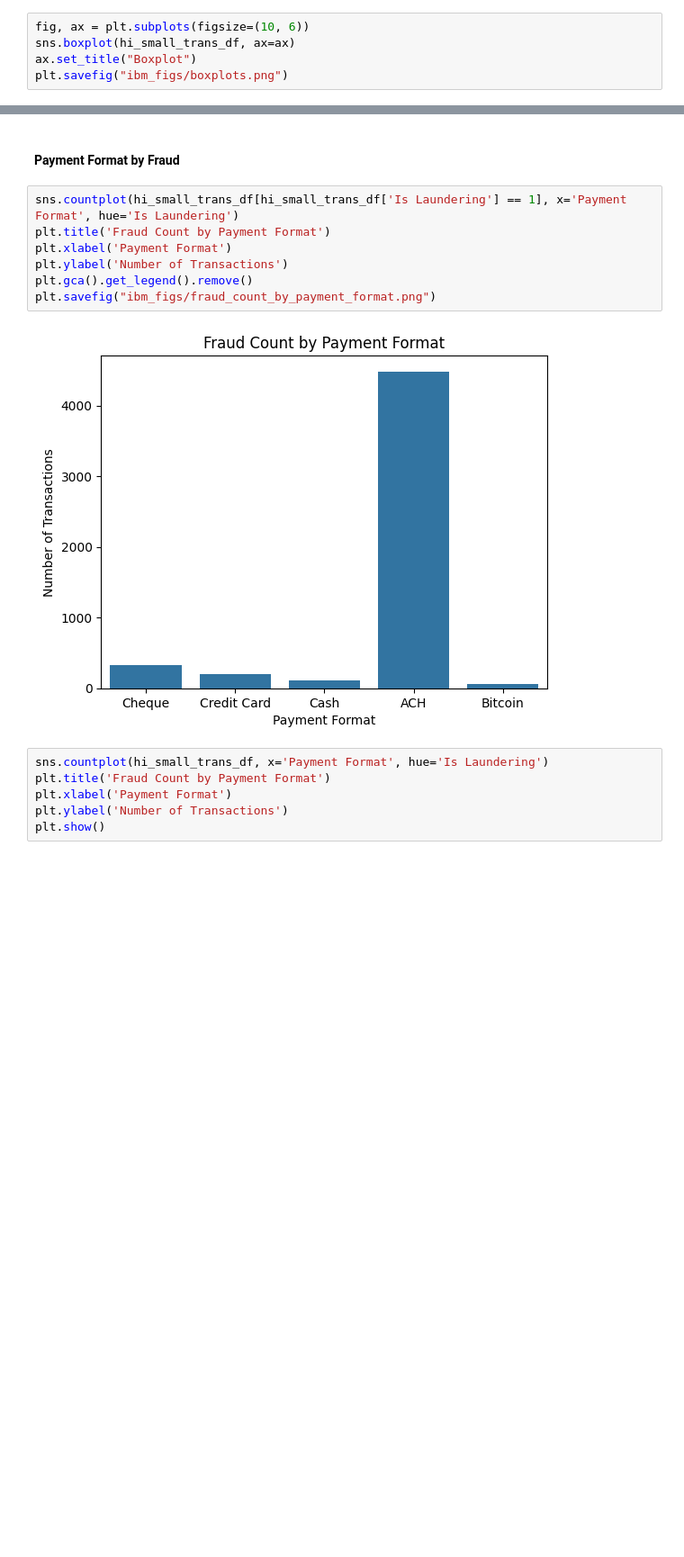
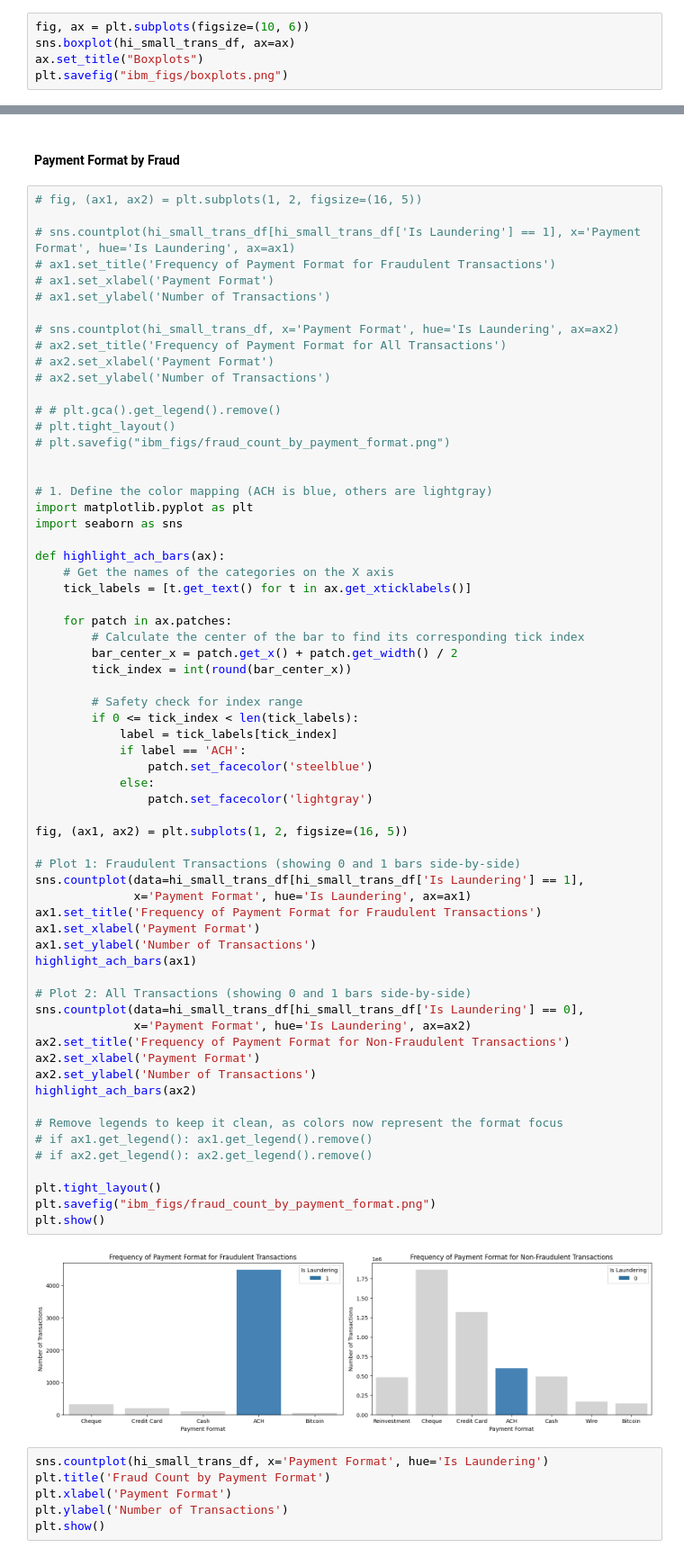
Before and after one commit to calebhadley1/Module-B-semester-2, a Jupyter notebook: Milestone 3 EDA/ibm_eda.ipynb, the cells around one changed output, grey strips where cells are left out. Shown at 90% size. Saved outputs shown, nothing was run; the diff lists cells and outputs as text; blank space fills up the shorter version.

Commit message:
update cc and ibm plots

```diff
--- a/Milestone 3 EDA/ibm_eda.ipynb
+++ b/Milestone 3 EDA/ibm_eda.ipynb
@@ -532,7 +532,7 @@ The identified duplicates are duplicate transactions. Since this just means the
 # %%
 fig, ax = plt.subplots(figsize=(10, 6))
 sns.boxplot(hi_small_trans_df, ax=ax)
-ax.set_title("Boxplot")
+ax.set_title("Boxplots")
 plt.savefig("ibm_figs/boxplots.png")
 # %% [output]
 [figure]
@@ -732,14 +746,71 @@ plt.savefig("ibm_figs/amount_paid_hist.png")
 # %% [markdown]
 #### Payment Format by Fraud
 # %%
-sns.countplot(hi_small_trans_df[hi_small_trans_df['Is Laundering'] == 1], x='Payment Format', hue='Is Laundering')
-plt.title('Fraud Count by Payment Format')
-plt.xlabel('Payment Format')
-plt.ylabel('Number of Transactions')
-plt.gca().get_legend().remove()
+# fig, (ax1, ax2) = plt.subplots(1, 2, figsize=(16, 5))
+
+# sns.countplot(hi_small_trans_df[hi_small_trans_df['Is Laundering'] == 1], x='Payment Format', hue='Is Laundering', ax=ax1)
+# ax1.set_title('Frequency of Payment Format for Fraudulent Transactions')
+# ax1.set_xlabel('Payment Format')
+# ax1.set_ylabel('Number of Transactions')
+
+# sns.countplot(hi_small_trans_df, x='Payment Format', hue='Is Laundering', ax=ax2)
+# ax2.set_title('Frequency of Payment Format for All Transactions')
+# ax2.set_xlabel('Payment Format')
+# ax2.set_ylabel('Number of Transactions')
+
+# # plt.gca().get_legend().remove()
+# plt.tight_layout()
+# plt.savefig("ibm_figs/fraud_count_by_payment_format.png")
+
+
+# 1. Define the color mapping (ACH is blue, others are lightgray)
+import matplotlib.pyplot as plt
+import seaborn as sns
+
+def highlight_ach_bars(ax):
+    # Get the names of the categories on the X axis
+    tick_labels = [t.get_text() for t in ax.get_xticklabels()]
+
+    for patch in ax.patches:
+        # Calculate the center of the bar to find its corresponding tick index
+        bar_center_x = patch.get_x() + patch.get_width() / 2
+        tick_index = int(round(bar_center_x))
+
+        # Safety check for index range
+        if 0 <= tick_index < len(tick_labels):
+            label = tick_labels[tick_index]
+            if label == 'ACH':
+                patch.set_facecolor('steelblue')
+            else:
+                patch.set_facecolor('lightgray')
+
+fig, (ax1, ax2) = plt.subplots(1, 2, figsize=(16, 5))
+
+# Plot 1: Fraudulent Transactions (showing 0 and 1 bars side-by-side)
+sns.countplot(data=hi_small_trans_df[hi_small_trans_df['Is Laundering'] == 1],
+              x='Payment Format', hue='Is Laundering', ax=ax1)
+ax1.set_title('Frequency of Payment Format for Fraudulent Transactions')
+ax1.set_xlabel('Payment Format')
+ax1.set_ylabel('Number of Transactions')
+highlight_ach_bars(ax1)
+
+# Plot 2: All Transactions (showing 0 and 1 bars side-by-side)
+sns.countplot(data=hi_small_trans_df[hi_small_trans_df['Is Laundering'] == 0],
+              x='Payment Format', hue='Is Laundering', ax=ax2)
+ax2.set_title('Frequency of Payment Format for Non-Fraudulent Transactions')
+ax2.set_xlabel('Payment Format')
+ax2.set_ylabel('Number of Transactions')
+highlight_ach_bars(ax2)
+
+# Remove legends to keep it clean, as colors now represent the format focus
+# if ax1.get_legend(): ax1.get_legend().remove()
+# if ax2.get_legend(): ax2.get_legend().remove()
+
+plt.tight_layout()
 plt.savefig("ibm_figs/fraud_count_by_payment_format.png")
+plt.show()
 # %% [output]
-[figure, old version]
+[figure, new version]
 # %%
 sns.countplot(hi_small_trans_df, x='Payment Format', hue='Is Laundering')
 plt.title('Fraud Count by Payment Format')
```
Also changed, not shown: parts of 10 cells of this notebook, 6 other files.
